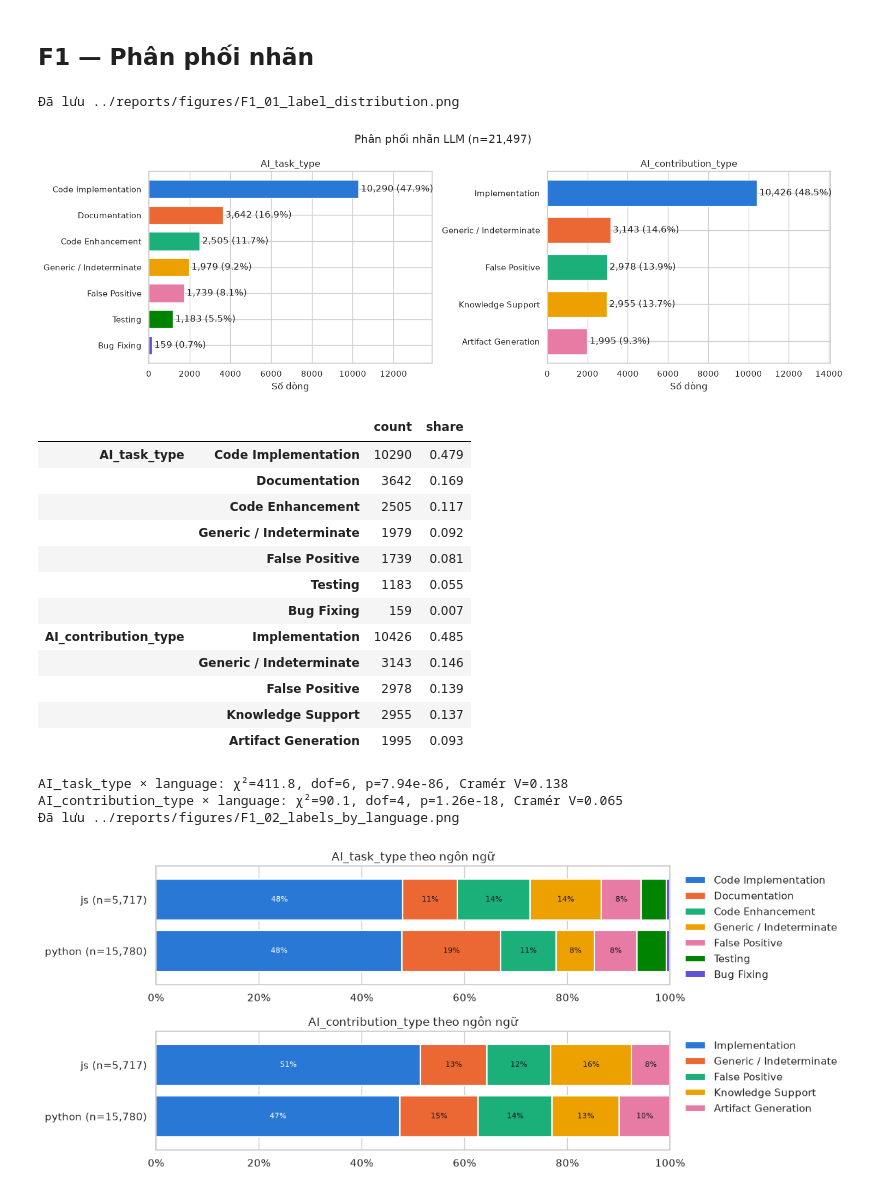
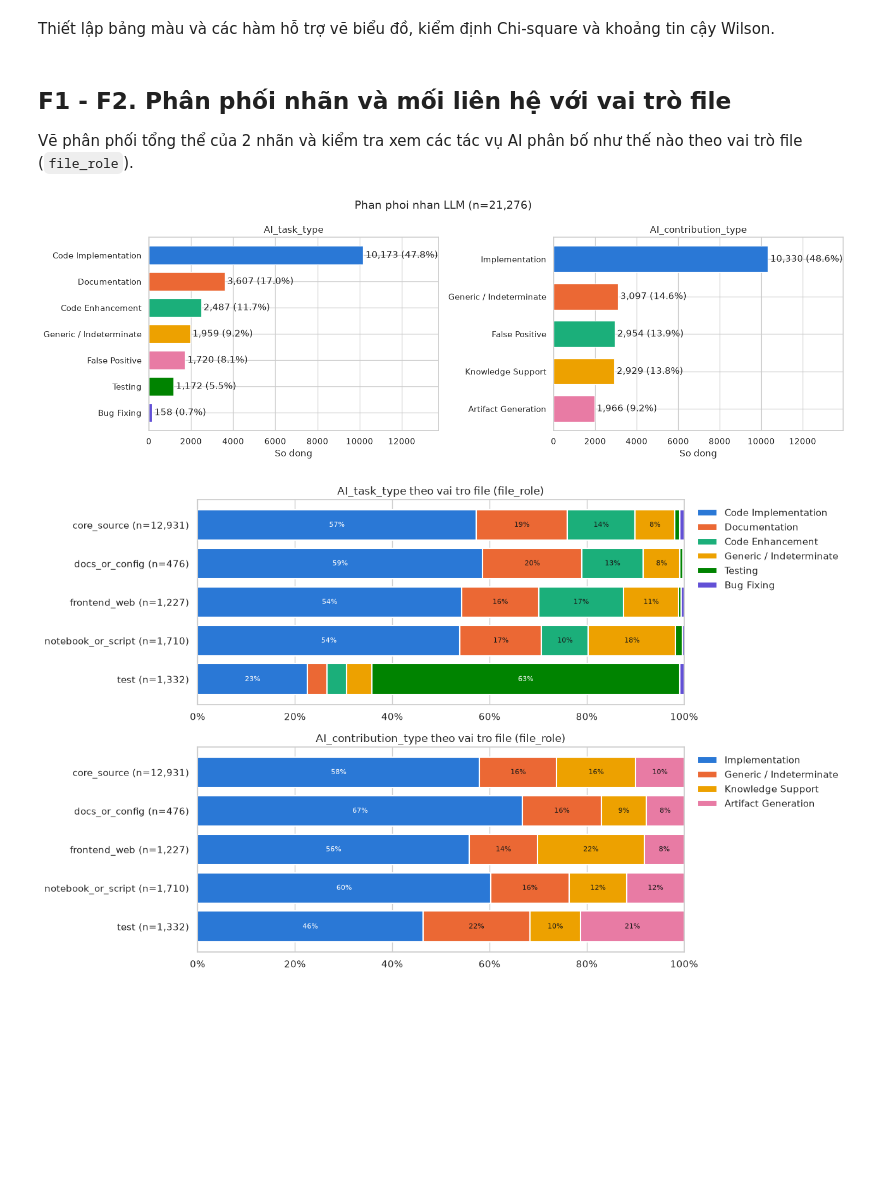
Before and after one commit to qtungnui07/Rise-in-AI-commits, a Jupyter notebook: notebooks/08_ai_task_contribution.ipynb, the cells around one changed output. Cells and saved outputs as stored; diff of their text form; code cells hidden in the pictures; blank space fills up the shorter version.

```diff
--- a/notebooks/08_ai_task_contribution.ipynb
+++ b/notebooks/08_ai_task_contribution.ipynb
@@ -98,2 +67,2 @@ Dòng không False Positive ở cả hai nhãn: 17,862 (83.1%)
-# %% [markdown]
-## F1 — Phân phối nhãn
+# %% [markdown]
+Thiết lập bảng màu và các hàm hỗ trợ vẽ biểu đồ, kiểm định Chi-square và khoảng tin cậy Wilson.
@@ -100,37 +110,24 @@ Dòng không False Positive ở cả hai nhãn: 17,862 (83.1%)
+# %% [markdown]
+## F1 - F2. Phân phối nhãn và mối liên hệ với vai trò file
+
+Vẽ phân phối tổng thể của 2 nhãn và kiểm tra xem các tác vụ AI phân bố như thế nào theo vai trò file (`file_role`).
 # %%
-# F1.1 — Số lượng mỗi nhãn
 fig, axes = plt.subplots(1, 2, figsize=(15, 5))
 for ax, col in zip(axes, [TASK, CONTRIB]):
     counts = df[col].value_counts().reindex(ORDER[col])
     ax.barh(counts.index, counts.values, color=[COLORS[col][c] for c in counts.index], height=0.7)
-    ax.bar_label(ax.containers[0], labels=[f'{v:,} ({v / len(df):.1%})' for v in counts], padding=3)
-    ax.set(title=col, xlabel='Số dòng', xlim=(0, counts.max() * 1.35)); ax.invert_yaxis()
-fig.suptitle(f'Phân phối nhãn LLM (n={len(df):,})'); savefig('F1_01_label_distribution.png')
-display(pd.concat({c: df[c].value_counts().to_frame('count').assign(share=lambda t: (t['count'] / len(df)).round(3)) for c in [TASK, CONTRIB]}))
+    ax.bar_label(ax.containers[0], labels=[f"{v:,} ({v / len(df):.1%})" for v in counts], padding=3)
+    ax.set(title=col, xlabel="So dong", xlim=(0, counts.max() * 1.35))
+    ax.invert_yaxis()
+fig.suptitle(f"Phan phoi nhan LLM (n={len(df):,})")
+savefig("F1_01_label_distribution.png")
 
-# F1.2 — Theo ngôn ngữ
-fig, axes = plt.subplots(2, 1, figsize=(12, 5))
+fig, axes = plt.subplots(2, 1, figsize=(13, 8))
 for ax, col in zip(axes, [TASK, CONTRIB]):
-    ct = pd.crosstab(df['language'], df[col])
-    stacked_share(ct, col, ax, f'{col} theo ngôn ngữ'); chi_square(f'{col} × language', ct)
-savefig('F1_02_labels_by_language.png')
+    ct = pd.crosstab(valid["file_role"], valid[col])
+    stacked_share(ct, col, ax, f"{col} theo vai tro file (file_role)")
+    chi_square(f"{col} x file_role", ct)
+savefig("F1_02_labels_by_file_role.png")
 # %% [output]
-Đã lưu ../reports/figures/F1_01_label_distribution.png
-[figure, old version]
+[figure, new version]
-|  |  | count | share |
-| AI_task_type | Code Implementation | 10290 | 0.479 |
-|  | Documentation | 3642 | 0.169 |
-|  | Code Enhancement | 2505 | 0.117 |
-|  | Generic / Indeterminate | 1979 | 0.092 |
-|  | False Positive | 1739 | 0.081 |
-|  | Testing | 1183 | 0.055 |
-|  | Bug Fixing | 159 | 0.007 |
-| AI_contribution_type | Implementation | 10426 | 0.485 |
-|  | Generic / Indeterminate | 3143 | 0.146 |
-|  | False Positive | 2978 | 0.139 |
-|  | Knowledge Support | 2955 | 0.137 |
-|  | Artifact Generation | 1995 | 0.093 |
-AI_task_type × language: χ²=411.8, dof=6, p=7.94e-86, Cramér V=0.138
-AI_contribution_type × language: χ²=90.1, dof=4, p=1.26e-18, Cramér V=0.065
-Đã lưu ../reports/figures/F1_02_labels_by_language.png
-[figure, old version]
+[figure, new version]
```
Also changed, not shown: parts of 26 cells of this notebook, 51 other files.
